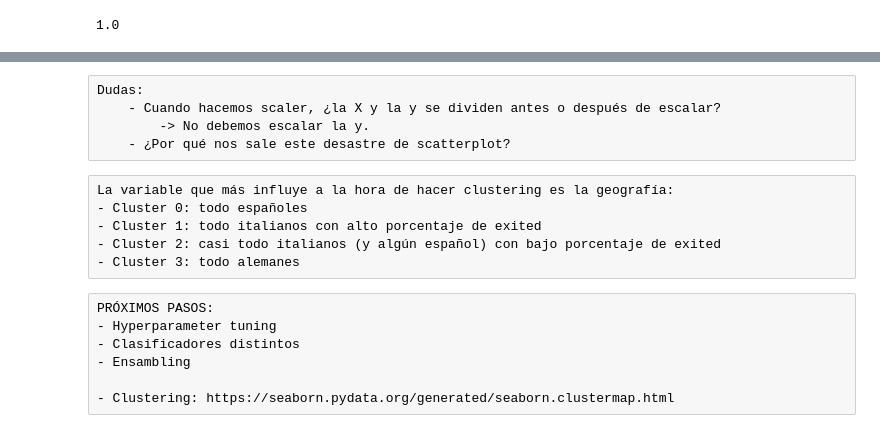
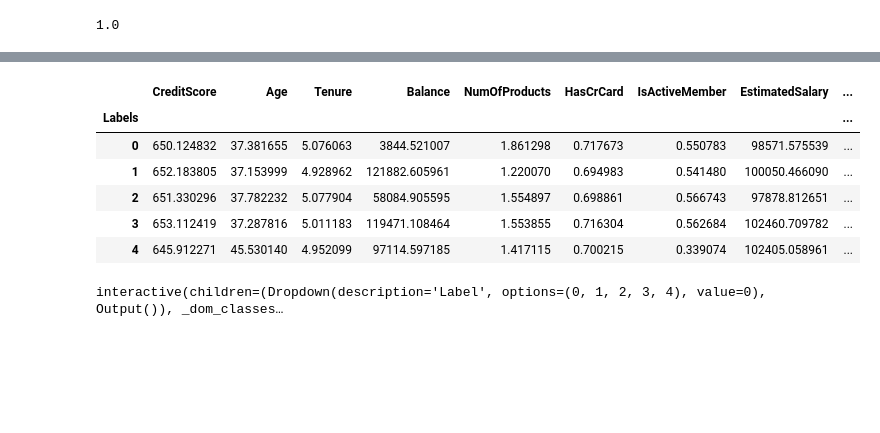
Before and after one commit to borjatv/project-ml-bank-churn, a Jupyter notebook: Exploracion.ipynb, the cells around one changed output, grey strips where cells are left out. Cells and saved outputs as stored; diff of their text form; code cells hidden in the pictures; blank space fills up the shorter version.

```diff
--- a/Exploracion.ipynb
+++ b/Exploracion.ipynb
@@ -764,18 +711,0 @@ df.head()
-# %% [raw]
-Dudas:
-    - Cuando hacemos scaler, ¿la X y la y se dividen antes o después de escalar?
-        -> No debemos escalar la y.
-    - ¿Por qué nos sale este desastre de scatterplot?
-# %% [raw]
-La variable que más influye a la hora de hacer clustering es la geografía:
-- Cluster 0: todo españoles
-- Cluster 1: todo italianos con alto porcentaje de exited
-- Cluster 2: casi todo italianos (y algún español) con bajo porcentaje de exited
-- Cluster 3: todo alemanes
-# %% [raw]
-PRÓXIMOS PASOS:
-- Hyperparameter tuning
-- Clasificadores distintos
-- Ensambling
-
-- Clustering: https://seaborn.pydata.org/generated/seaborn.clustermap.html
@@ -781,0 +718,23 @@ PRÓXIMOS PASOS:
+# %%
+# Comprobar los datos de los clusters
+df.groupby('Labels').mean()
+# %% [output]
+|  | CreditScore | Age | Tenure | Balance | NumOfProducts | HasCrCard | IsActiveMember | EstimatedSalary | ... |
+| Labels |  |  |  |  |  |  |  |  | ... |
+| 0 | 650.124832 | 37.381655 | 5.076063 | 3844.521007 | 1.861298 | 0.717673 | 0.550783 | 98571.575539 | ... |
+| 1 | 652.183805 | 37.153999 | 4.928962 | 121882.605961 | 1.220070 | 0.694983 | 0.541480 | 100050.466090 | ... |
+| 2 | 651.330296 | 37.782232 | 5.077904 | 58084.905595 | 1.554897 | 0.698861 | 0.566743 | 97878.812651 | ... |
+| 3 | 653.112419 | 37.287816 | 5.011183 | 119471.108464 | 1.553855 | 0.716304 | 0.562684 | 102460.709782 | ... |
+| 4 | 645.912271 | 45.530140 | 4.952099 | 97114.597185 | 1.417115 | 0.700215 | 0.339074 | 102405.058961 | ... |
+# %%
+@interact (Label = [0,1,2,3,4])
+def explore (Label):
+    fig, ax = plt.subplots(6,2, figsize=(20,30))
+    df2 = df[df['Labels'] == Label ]
+    var = df2.columns.to_list()
+    for i in range(6):
+        for j in range(2):
+            x = var.pop(0) # Con .pop() extrae el primer valor de la lista y nos ahorramos otra iteración
+            sns.distplot(df2[x], ax=ax[i][j])
+# %% [output]
+interactive(children=(Dropdown(description='Label', options=(0, 1, 2, 3, 4), value=0), Output()), _dom_classes…
```
Also changed, not shown: parts of 91 cells of this notebook.
